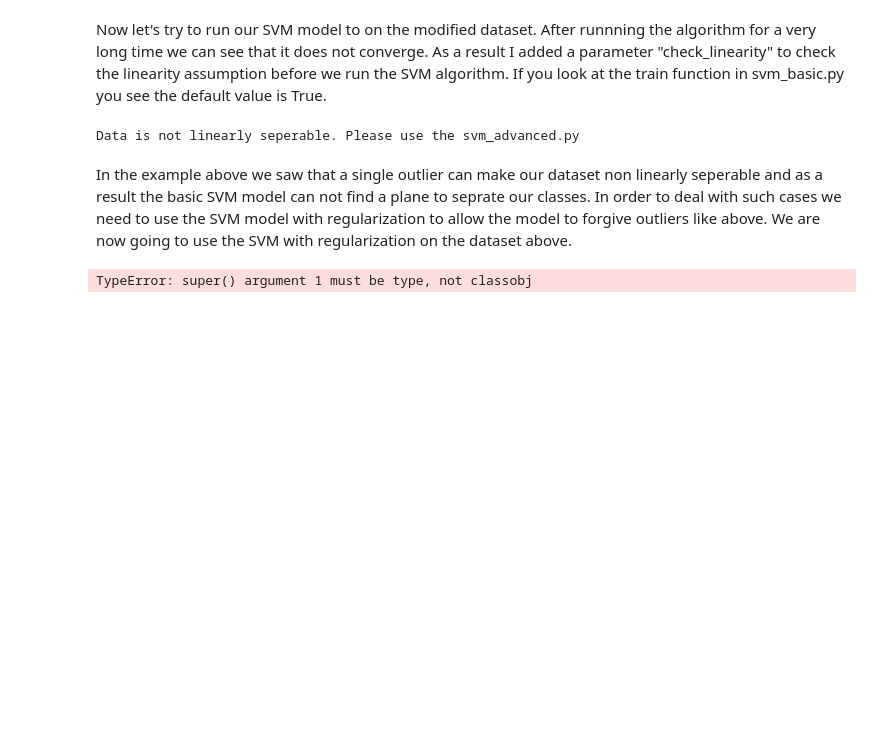
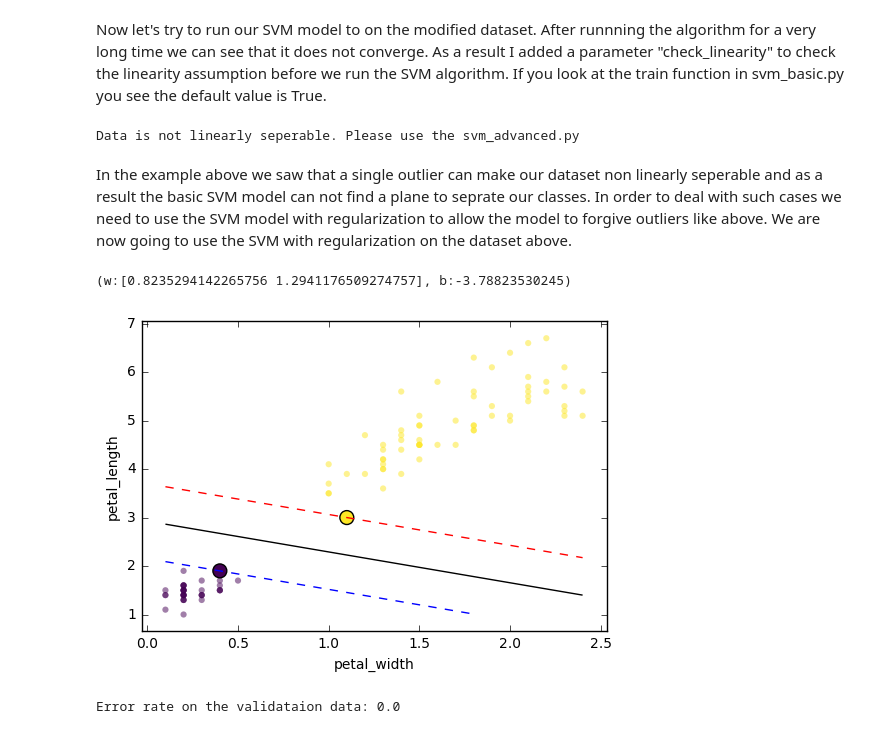
Before and after one commit to reza-asad/SVM-with-SMO, a Jupyter notebook: SVM.ipynb, the cells around one changed output. Saved outputs shown, nothing was run; the diff lists cells and outputs as text; code cells hidden in the pictures; blank space fills up the shorter version.

```diff
--- a/SVM.ipynb
+++ b/SVM.ipynb
@@ -115,15 +115,18 @@ Data is not linearly seperable. Please use the svm_advanced.py
 In the example above we saw that a single outlier can make our dataset non linearly seperable and as a result the basic SVM model can not find a plane to seprate our classes. In order to deal with such cases we need to use the SVM model with regularization to allow the model to forgive outliers like above. We are now going to use the SVM with regularization on the dataset above.
 # %%
 from models.svm_advanced import *
-svm_advanced = SVMAdvanced(X_train, y_train)
+from models.svm_basic import *
+svm_advanced = SVMAdvanced(X_train, y_train, verbose=True)
 
 svm_advanced.train()
 
 # Compute the error rate on the validation set.
 y_pred = svm.predict(X_val)
 y_pred[y_pred >=0] = 1
 y_pred[y_pred < 0] = -1
 error_rate = sum((y_pred != y_val)) / float(y_val.size)
 print "Error rate on the validataion data: {}".format(error_rate)
 # %% [output]
-TypeError: super() argument 1 must be type, not classobj
+(w:[0.8235294142265756 1.2941176509274757], b:-3.78823530245)
+[figure, added]
+Error rate on the validataion data: 0.0
```
Also changed, not shown: 2 other files.
